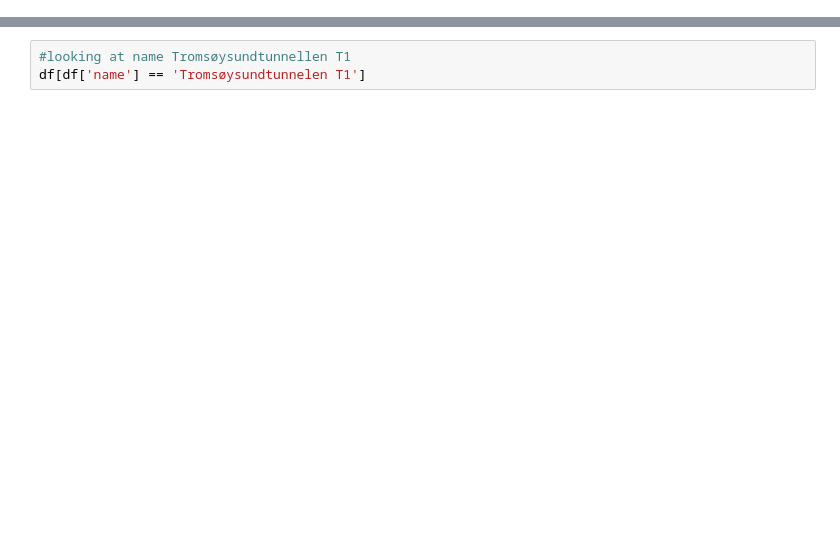
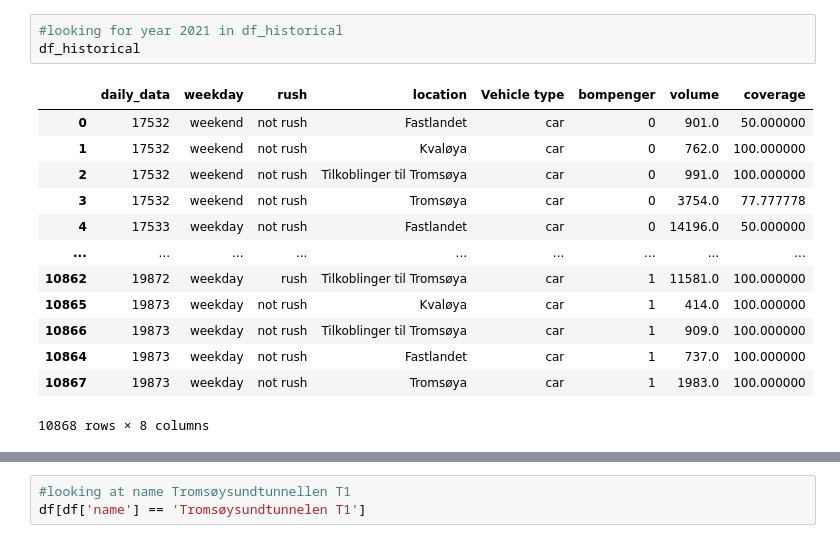
Before and after one commit to Danieljoha/Uit, a Jupyter notebook: Year 2/Semester 2/SOK-2011/Presentasjon/Untitled-1.ipynb, the cells around one changed output, grey strips where cells are left out. Cells and saved outputs as stored; diff of their text form; blank space fills up the shorter version.

```diff
--- a/Year 2/Semester 2/SOK-2011/Presentasjon/Untitled-1.ipynb
+++ b/Year 2/Semester 2/SOK-2011/Presentasjon/Untitled-1.ipynb
@@ -172,0 +894,17 @@ MemoryError: Unable to allocate 8.69 GiB for an array with shape (3, 388814820)
+# %%
+#looking for year 2021 in df_historical
+df_historical
+# %% [output]
+|  | daily_data | weekday | rush | location | Vehicle type | bompenger | volume | coverage |
+| 0 | 17532 | weekend | not rush | Fastlandet | car | 0 | 901.0 | 50.000000 |
+| 1 | 17532 | weekend | not rush | Kvaløya | car | 0 | 762.0 | 100.000000 |
+| 2 | 17532 | weekend | not rush | Tilkoblinger til Tromsøya | car | 0 | 991.0 | 100.000000 |
+| 3 | 17532 | weekend | not rush | Tromsøya | car | 0 | 3754.0 | 77.777778 |
+| 4 | 17533 | weekday | not rush | Fastlandet | car | 0 | 14196.0 | 50.000000 |
+| ... | ... | ... | ... | ... | ... | ... | ... | ... |
+| 10862 | 19872 | weekday | rush | Tilkoblinger til Tromsøya | car | 1 | 11581.0 | 100.000000 |
+| 10865 | 19873 | weekday | not rush | Kvaløya | car | 1 | 414.0 | 100.000000 |
+| 10866 | 19873 | weekday | not rush | Tilkoblinger til Tromsøya | car | 1 | 909.0 | 100.000000 |
+| 10864 | 19873 | weekday | not rush | Fastlandet | car | 1 | 737.0 | 100.000000 |
+| 10867 | 19873 | weekday | not rush | Tromsøya | car | 1 | 1983.0 | 100.000000 |
+10868 rows × 8 columns
```
Also changed, not shown: parts of 18 cells of this notebook, 5 other files.
